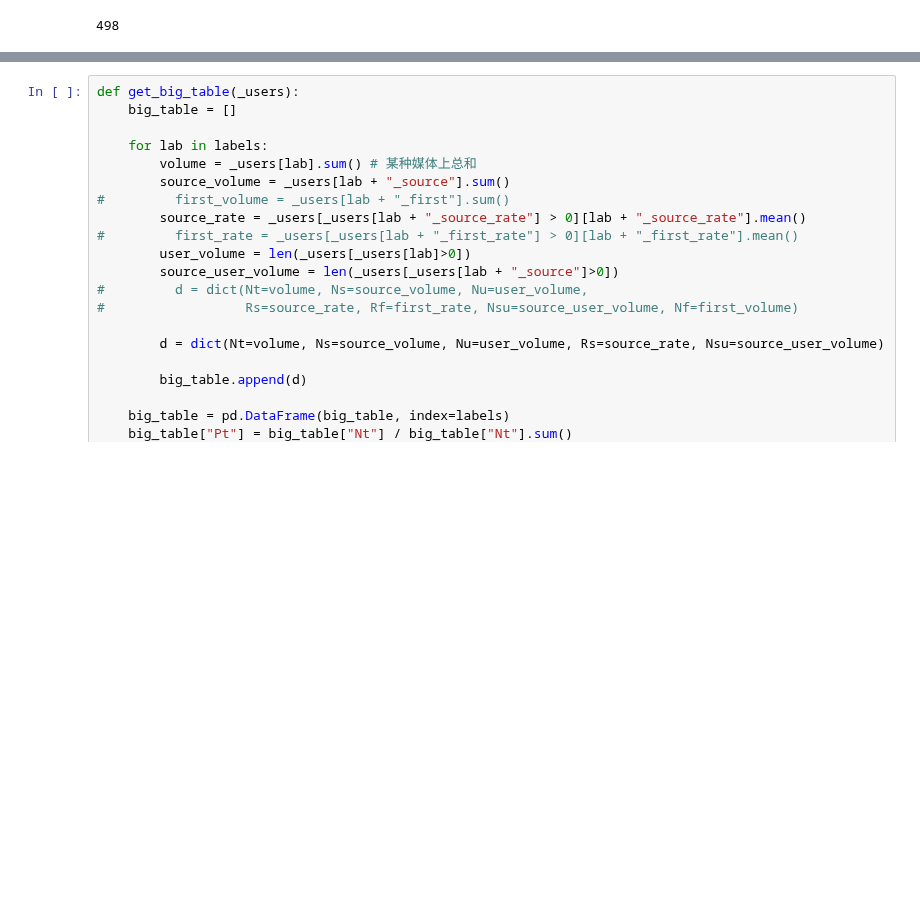
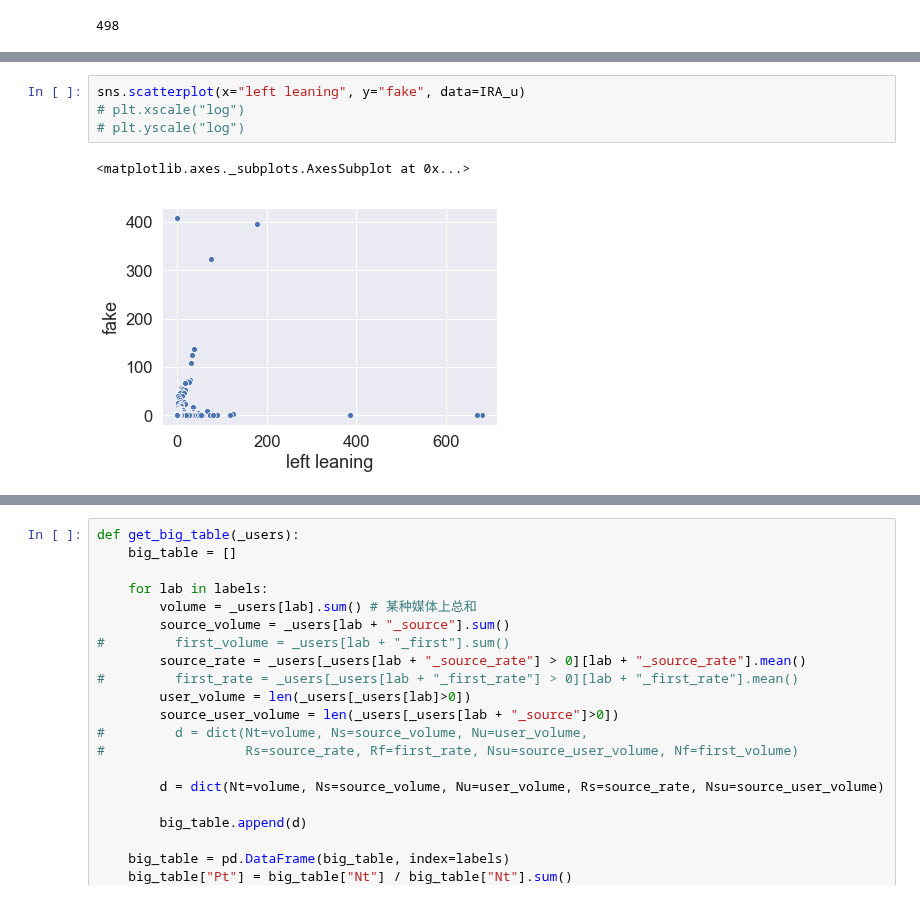
Before and after one commit to kayzhou/fake_news_during_election, a Jupyter notebook: all_tweets.ipynb, the cells around one changed output, grey strips where cells are left out. Cells and saved outputs as stored; diff of their text form; blank space fills up the shorter version.

```diff
--- a/all_tweets.ipynb
+++ b/all_tweets.ipynb
@@ -325,0 +420,7 @@ len(IRA_users)
+# %%
+sns.scatterplot(x="left leaning", y="fake", data=IRA_u)
+# plt.xscale("log")
+# plt.yscale("log")
+# %% [output]
+<matplotlib.axes._subplots.AxesSubplot at 0x...>
+[figure, added]
```
Also changed, not shown: parts of 40 cells of this notebook, 2 other files.
